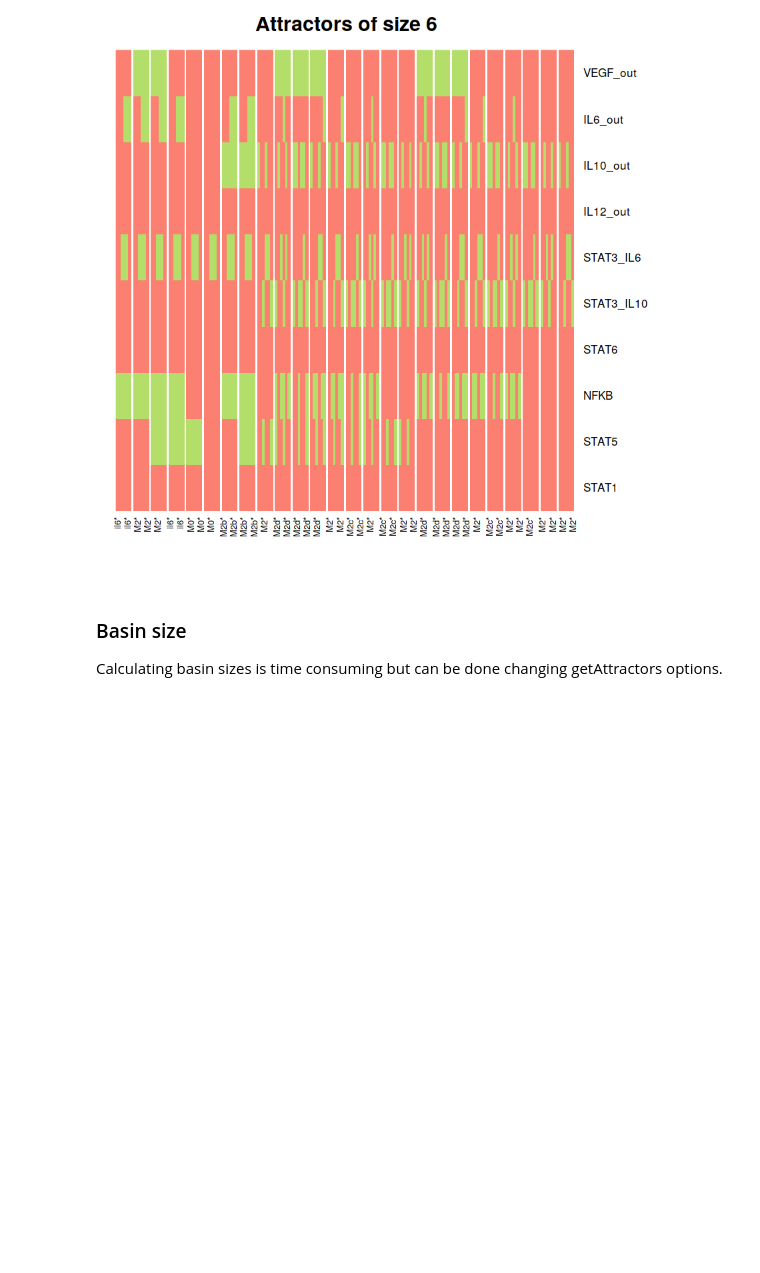
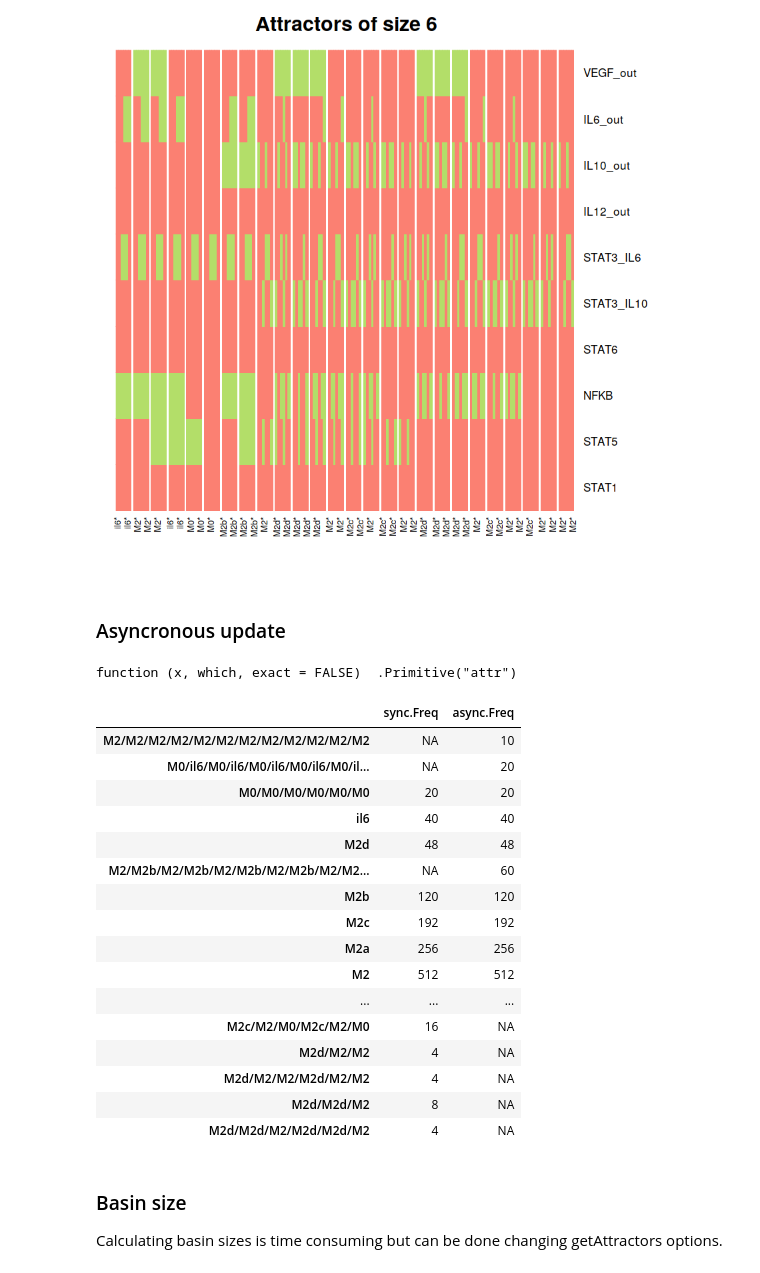
Before and after one commit to Laboratorio-de-Biologia-Computacional/Macrophage_Differentiation, a Jupyter notebook: MP_network.ipynb, the cells around one changed output. Cells and saved outputs as stored; diff of their text form; code cells hidden in the pictures; blank space fills up the shorter version.

Commit message:
asyncronous simulation

```diff
--- a/MP_network.ipynb
+++ b/MP_network.ipynb
@@ -199,6 +188,34 @@ il6*  M0*  M2* M2b* M2c* M2d*
   12   12   60   12   24   36
 [figure]
 [figure]
+# %% [markdown]
+### Asyncronous update
+# %%
+attr
+# %% [output]
+function (x, which, exact = FALSE)  .Primitive("attr")
+# %%
+attr <- getAttractors(net, method="sat.exhaustive")
+async <- verifySyncronousVsAsyncronous(net, attr, lab)
+async[order(async$async.Freq),]
+# %% [output]
+|  | sync.Freq | async.Freq |
+| M2/M2/M2/M2/M2/M2/M2/M2/M2/M2/M2/M2 | NA | 10 |
+| M0/il6/M0/il6/M0/il6/M0/il6/M0/il... | NA | 20 |
+| M0/M0/M0/M0/M0/M0 | 20 | 20 |
+| il6 | 40 | 40 |
+| M2d | 48 | 48 |
+| M2/M2b/M2/M2b/M2/M2b/M2/M2b/M2/M2... | NA | 60 |
+| M2b | 120 | 120 |
+| M2c | 192 | 192 |
+| M2a | 256 | 256 |
+| M2 | 512 | 512 |
+| ... | ... | ... |
+| M2c/M2/M0/M2c/M2/M0 | 16 | NA |
+| M2d/M2/M2 | 4 | NA |
+| M2d/M2/M2/M2d/M2/M2 | 4 | NA |
+| M2d/M2d/M2 | 8 | NA |
+| M2d/M2d/M2/M2d/M2d/M2 | 4 | NA |
 # %% [markdown]
 ### Basin size
 
```
Also changed, not shown: parts of 1 cell of this notebook.
